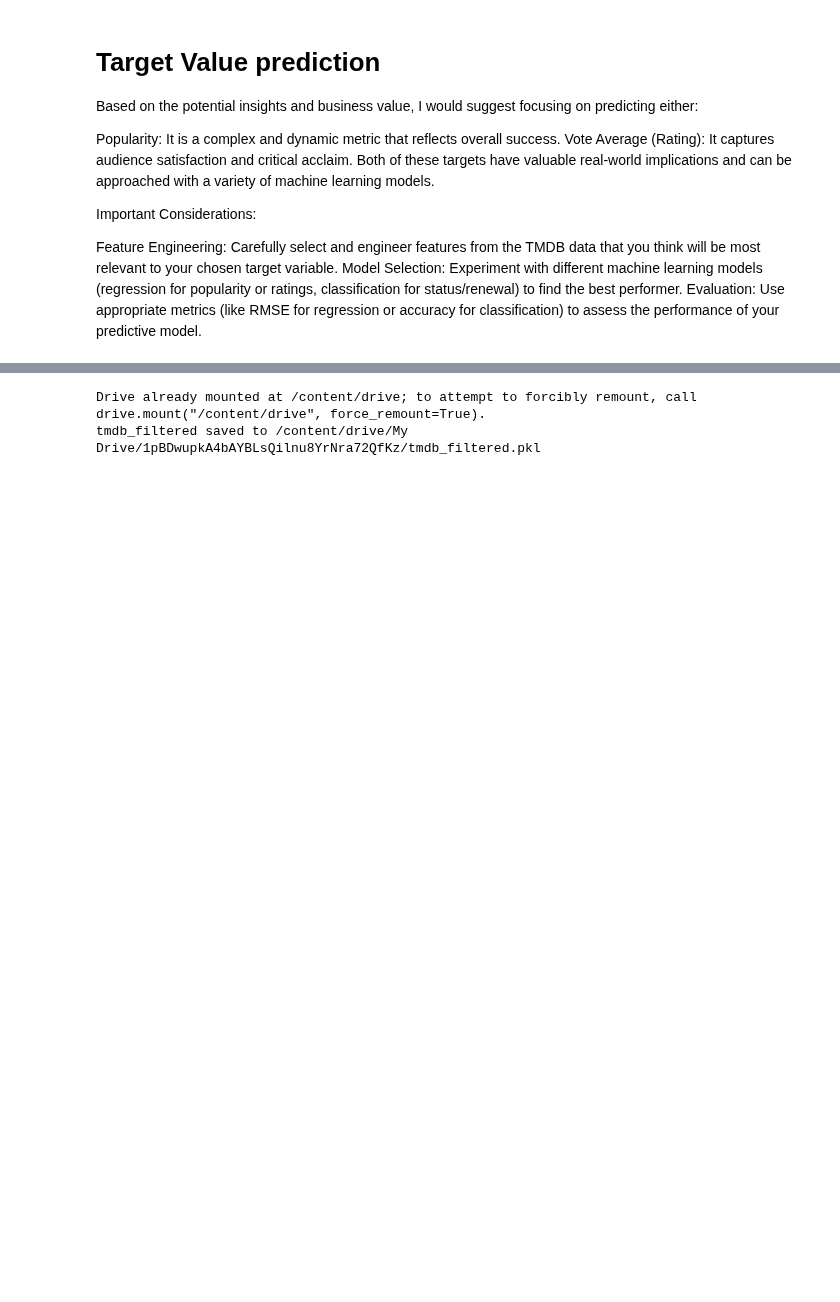
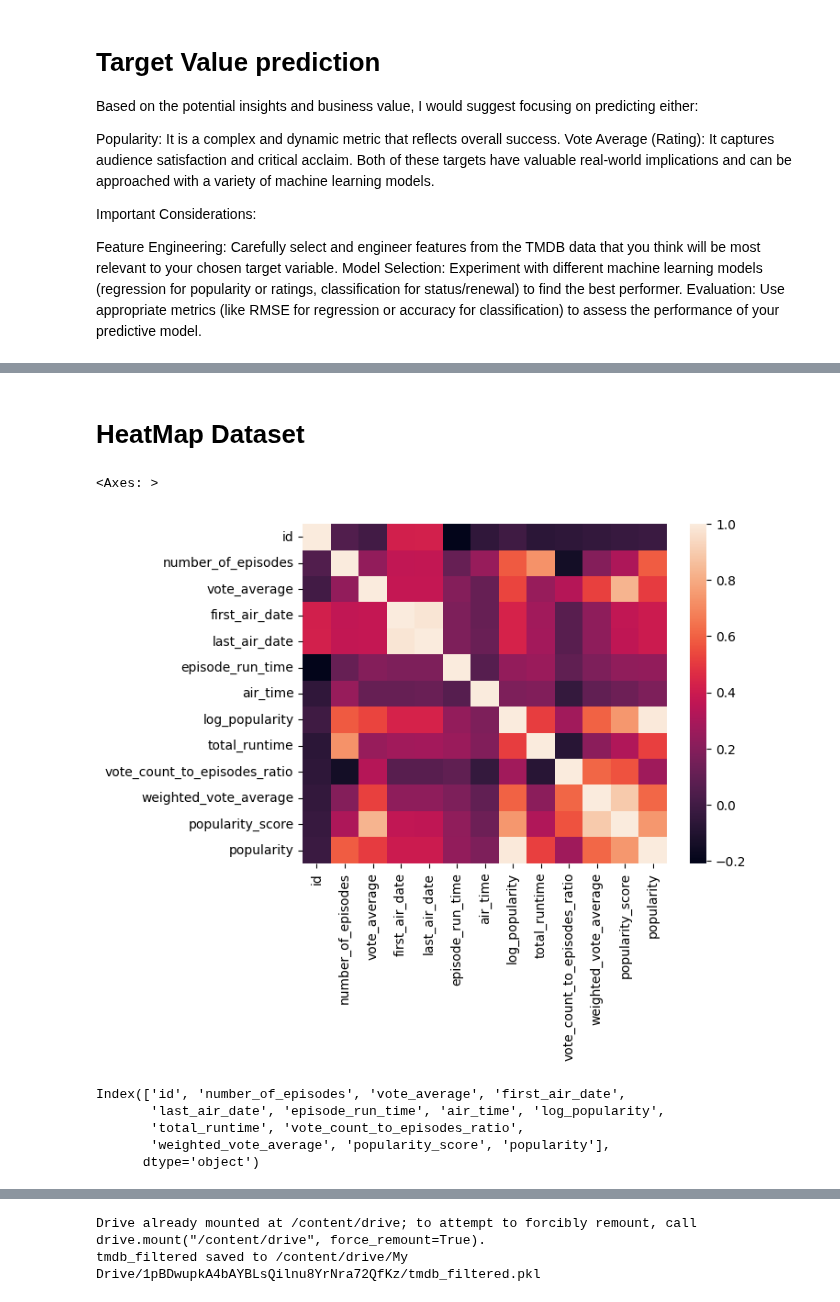
Before and after one commit to Elbx88/ML-Model-Perdiction, a Jupyter notebook: Project_ML_Models_Erez_Levy_TMDB_5.ipynb, the cells around one changed output, grey strips where cells are left out. Cells and saved outputs as stored; diff of their text form; code cells hidden in the pictures; blank space fills up the shorter version.

```diff
--- a/Project_ML_Models_Erez_Levy_TMDB_5.ipynb
+++ b/Project_ML_Models_Erez_Levy_TMDB_5.ipynb
@@ -64,0 +112,3 @@ Evaluation: Use appropriate metrics (like RMSE for regression or accuracy for cl
+# %%
+tmdb_hot=tmdb_model.copy()
+tmdb_hot.info()
@@ -64,0 +155,17 @@ Evaluation: Use appropriate metrics (like RMSE for regression or accuracy for cl
+# %% [markdown]
+# HeatMap Dataset
+# %%
+import seaborn as sns
+import matplotlib.pyplot as plt
+sns.heatmap(tmdb_hot.corr())
+# %% [output]
+<Axes: >
+[figure, added]
+# %%
+tmdb_hot.columns
+# %% [output]
+Index(['id', 'number_of_episodes', 'vote_average', 'first_air_date',
+       'last_air_date', 'episode_run_time', 'air_time', 'log_popularity',
+       'total_runtime', 'vote_count_to_episodes_ratio',
+       'weighted_vote_average', 'popularity_score', 'popularity'],
+      dtype='object')
```
Also changed, not shown: parts of 61 cells of this notebook.
